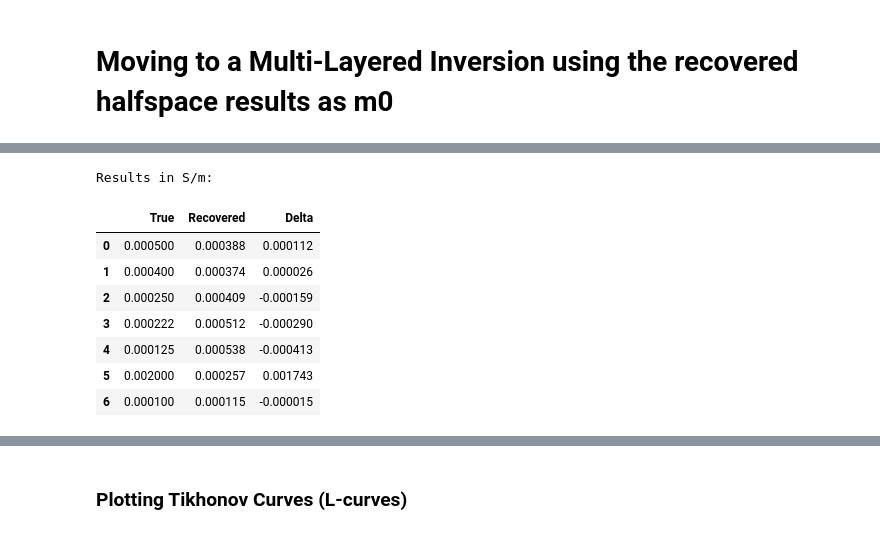
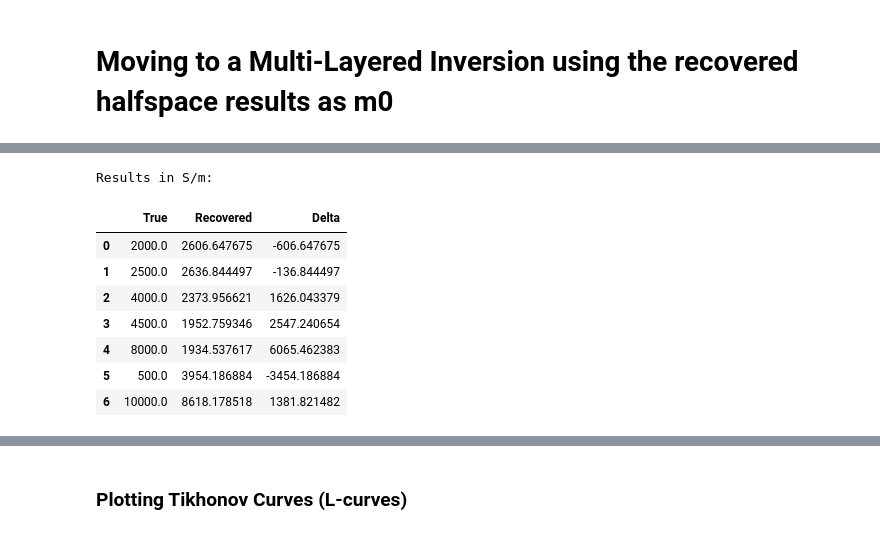
Before and after one commit to e-hdz130504/EOSC454-Inversion-Project-2026, a Jupyter notebook: 1D_AMT_Inversion.ipynb, the cells around one changed output, grey strips where cells are left out. Drawn from its saved outputs; the diff is of its cells as text; code cells hidden in the pictures.

```diff
--- a/1D_AMT_Inversion.ipynb
+++ b/1D_AMT_Inversion.ipynb
@@ -398,19 +402,19 @@ np.round(1/conductivities_ml[::-1]), 1/sigma
  array([ 2000.,  2500.,  4000.,  4500.,  8000.,   500., 10000.]))
 # %%
-results = {'True':sigma, 'Recovered':conductivities_ml[::-1], 'Delta': 1/rho - conductivities_ml[::-1]}
+results = {'True':1/sigma, 'Recovered':1/conductivities_ml[::-1], 'Delta': rho - 1/conductivities_ml[::-1]}
 results = pd.DataFrame(results)
 print('Results in S/m:')
 results
 # %% [output]
 Results in S/m:
 |  | True | Recovered | Delta |
-| 0 | 0.000500 | 0.000388 | 0.000112 |
-| 1 | 0.000400 | 0.000374 | 0.000026 |
-| 2 | 0.000250 | 0.000409 | -0.000159 |
-| 3 | 0.000222 | 0.000512 | -0.000290 |
-| 4 | 0.000125 | 0.000538 | -0.000413 |
-| 5 | 0.002000 | 0.000257 | 0.001743 |
-| 6 | 0.000100 | 0.000115 | -0.000015 |
+| 0 | 2000.0 | 2606.647675 | -606.647675 |
+| 1 | 2500.0 | 2636.844497 | -136.844497 |
+| 2 | 4000.0 | 2373.956621 | 1626.043379 |
+| 3 | 4500.0 | 1952.759346 | 2547.240654 |
+| 4 | 8000.0 | 1934.537617 | 6065.462383 |
+| 5 | 500.0 | 3954.186884 | -3454.186884 |
+| 6 | 10000.0 | 8618.178518 | 1381.821482 |
 # %%
 #Plotting True Vs recovered
 fig , ax= plt.subplots(1,1,figsize=(10, 5))
```
Also changed, not shown: parts of 22 cells of this notebook.
